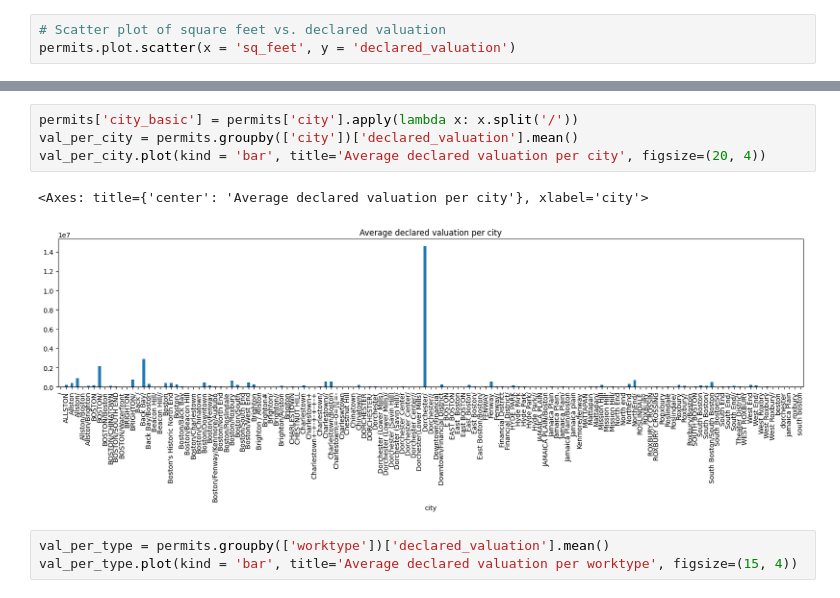
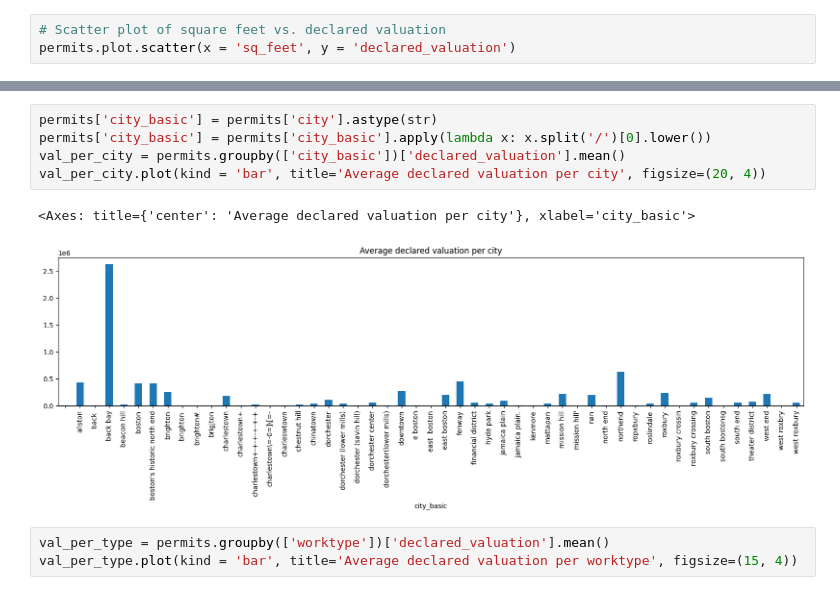
Before and after one commit to BU-Spark/ds-boston-permitting, a Jupyter notebook: fa23-team-c/Code/permits_EDA.ipynb, the cells around one changed output, grey strips where cells are left out. Drawn from its saved outputs; the diff is of its cells as text.

```diff
--- a/fa23-team-c/Code/permits_EDA.ipynb
+++ b/fa23-team-c/Code/permits_EDA.ipynb
@@ -90,10 +99,11 @@ val_per_zip.plot(kind = 'bar', title='Average declared valuation per zip code',
 # %%
-permits['city_basic'] = permits['city'].apply(lambda x: x.split('/'))
-val_per_city = permits.groupby(['city'])['declared_valuation'].mean()
+permits['city_basic'] = permits['city'].astype(str)
+permits['city_basic'] = permits['city_basic'].apply(lambda x: x.split('/')[0].lower())
+val_per_city = permits.groupby(['city_basic'])['declared_valuation'].mean()
 val_per_city.plot(kind = 'bar', title='Average declared valuation per city', figsize=(20, 4))
 # %% [output]
-<Axes: title={'center': 'Average declared valuation per city'}, xlabel='city'>
+<Axes: title={'center': 'Average declared valuation per city'}, xlabel='city_basic'>
-[figure, old version]
+[figure, new version]
 # %%
 val_per_type = permits.groupby(['worktype'])['declared_valuation'].mean()
 val_per_type.plot(kind = 'bar', title='Average declared valuation per worktype', figsize=(15, 4))
```
Also changed, not shown: parts of 7 cells of this notebook.
